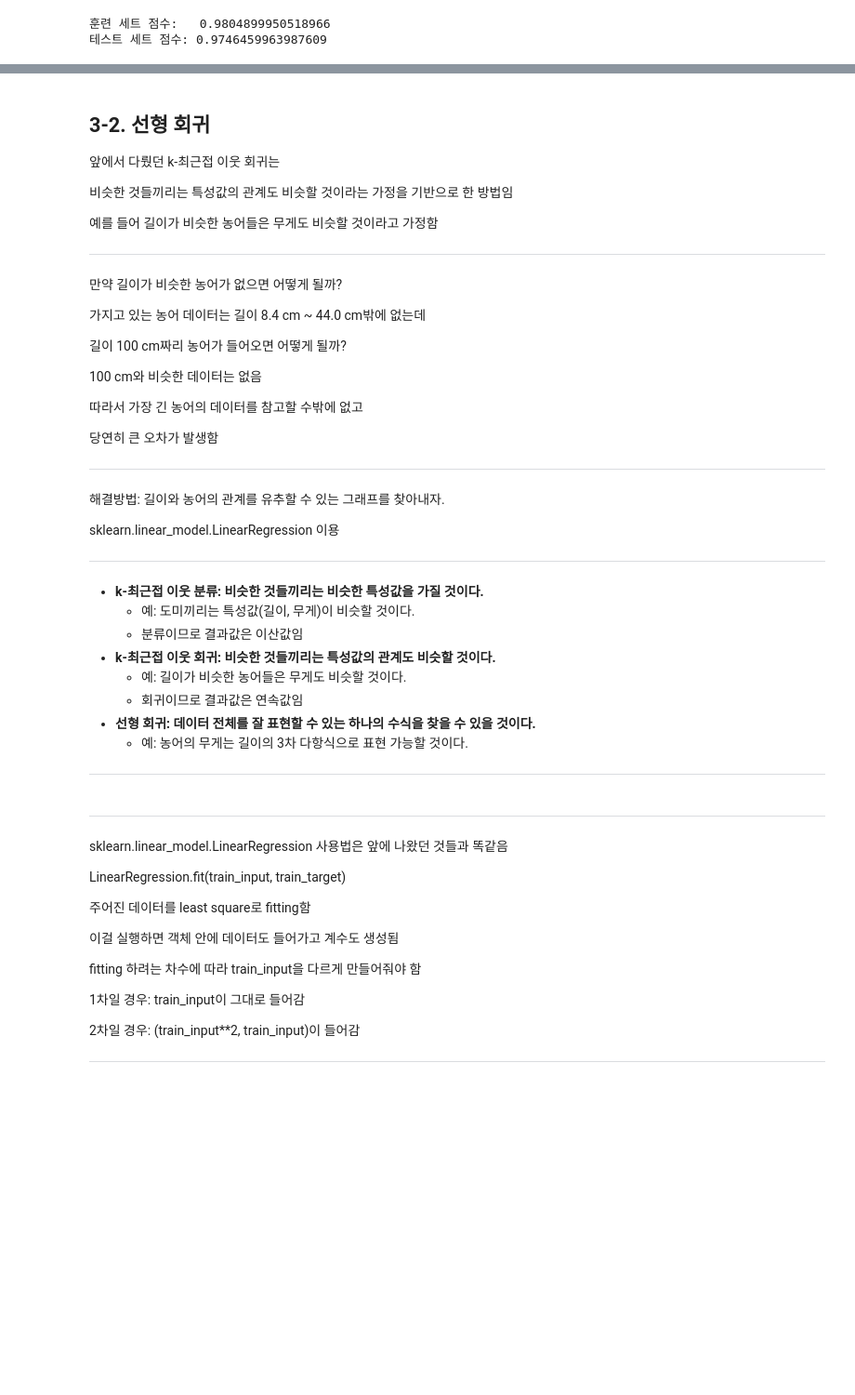
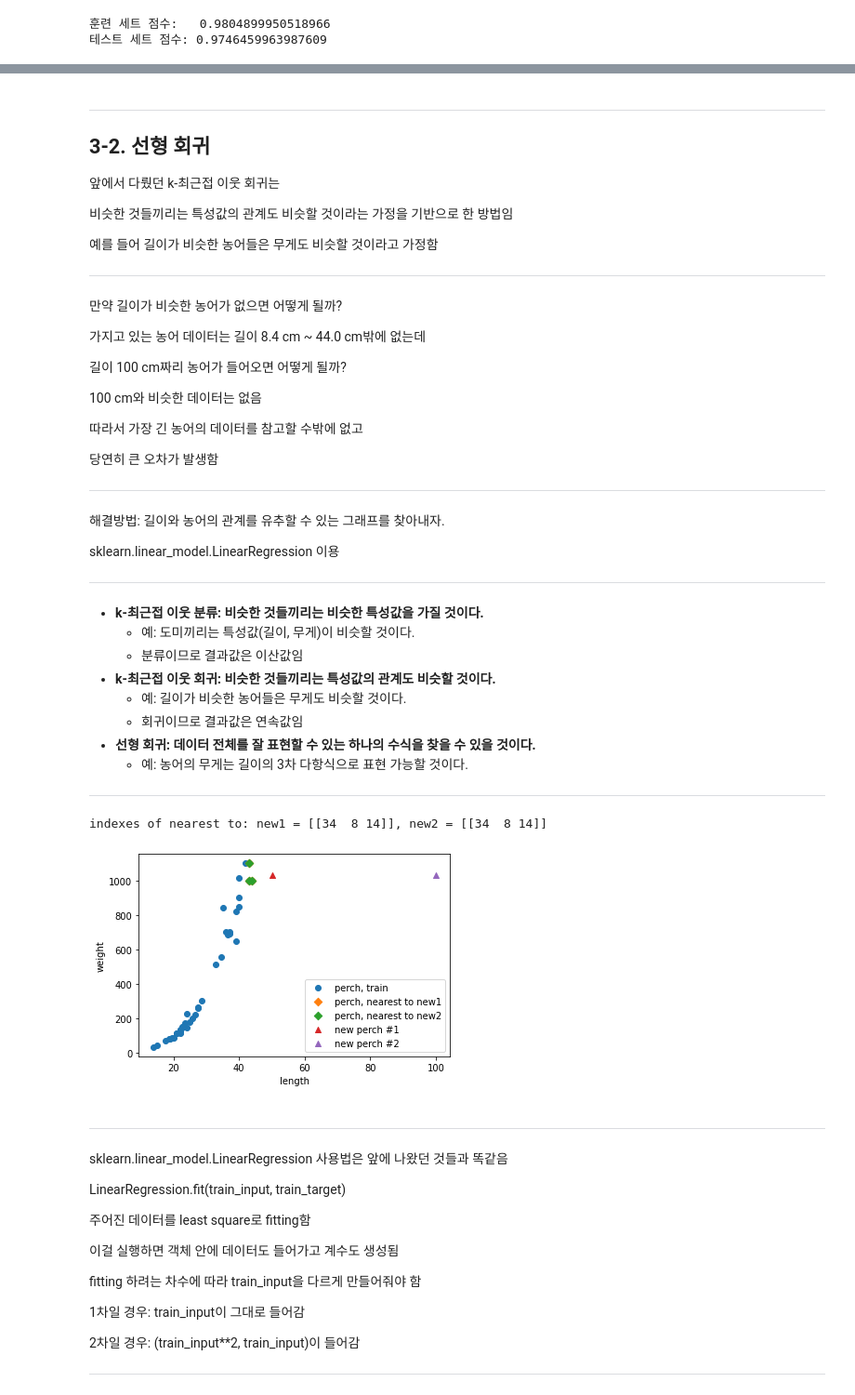
Before and after one commit to keizikang/self_study_mldl, a Jupyter notebook: 혼공머신_3장.ipynb, the cells around one changed output, grey strips where cells are left out. Shown: that part at 93% size. Drawn from its saved outputs; the diff is of its cells as text; code cells hidden in the pictures; blank space fills up the shorter version.

```diff
--- a/혼공머신_3장.ipynb
+++ b/혼공머신_3장.ipynb
@@ -308,4 +325,6 @@ for n in [1, 5, 10]:
 # %% [markdown]
+---
+
 ## 3-2. 선형 회귀
 
 앞에서 다뤘던 k-최근접 이웃 회귀는
@@ -346,34 +365,33 @@ sklearn.linear_model.LinearRegression 이용
     * 예: 농어의 무게는 길이의 3차 다항식으로 표현 가능할 것이다.
 ---
 # %%
-# 값이 엉뚱하게 나옴을 확인
-
 train_input, test_input, train_target, test_target = train_test_split(
     perch_length, perch_weight, random_state=42)
 
 train_input = train_input.reshape(-1, 1)
 test_input = test_input.reshape(-1, 1)
 
 knr = KNeighborsRegressor(n_neighbors=3)
 knr.fit(train_input, train_target)
 
-new_fish1_length = 50
-new_fish2_length = 100
+new_fish1_length, new_fish2_length = 50, 100
 
 distances1, indexes1 = knr.kneighbors([[new_fish1_length]])
 distances2, indexes2 = knr.kneighbors([[new_fish2_length]])
-print(indexes1)
-print(indexes2)
+print(f'indexes of nearest to: new1 = {indexes1}, new2 = {indexes2}')
 
 plt.scatter(train_input, train_target, label='perch, train')
 plt.scatter(train_input[indexes1], train_target[indexes1], marker='D', label='perch, nearest to new1')
 plt.scatter(train_input[indexes2], train_target[indexes2], marker='D', label='perch, nearest to new2')
 plt.scatter(new_fish1_length, knr.predict([[new_fish1_length]]), marker='^', label='new perch #1')
 plt.scatter(new_fish2_length, knr.predict([[new_fish2_length]]), marker='^', label='new perch #2')
 plt.xlabel('length')
 plt.ylabel('weight')
 plt.legend()
 plt.show()
+# %% [output]
+indexes of nearest to: new1 = [[34  8 14]], new2 = [[34  8 14]]
+[figure, added]
 # %% [markdown]
 ---
 
```
Also changed, not shown: parts of 18 cells of this notebook.
